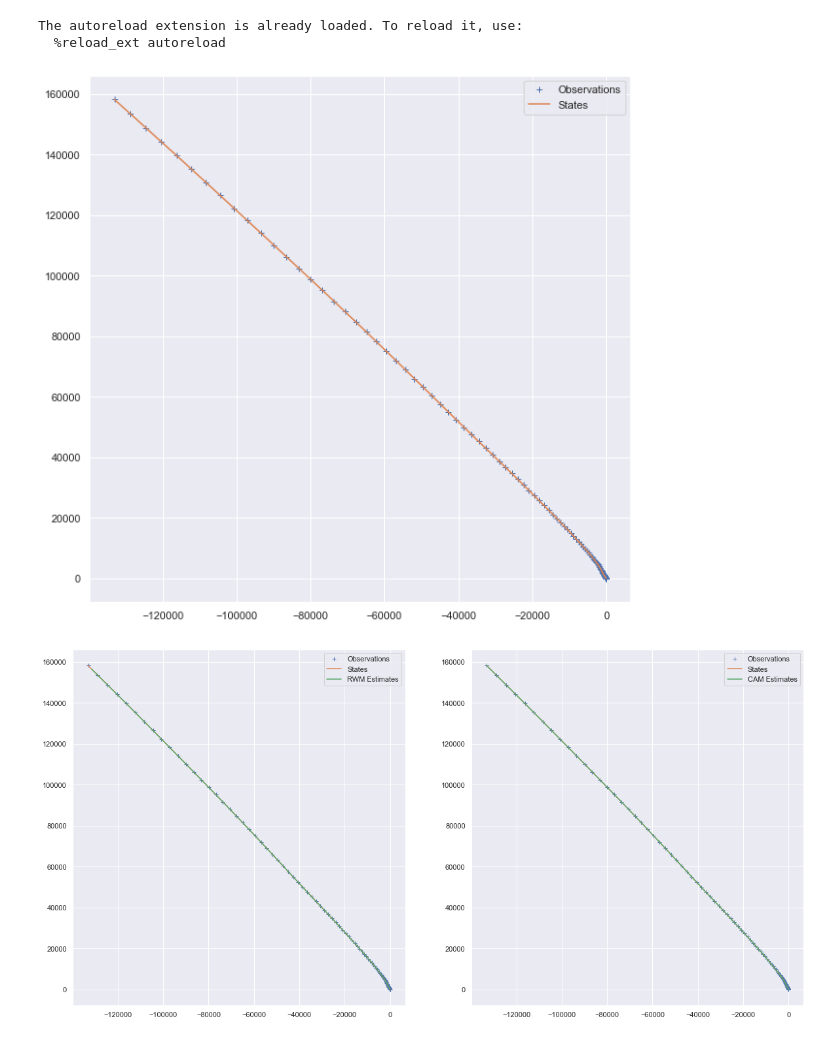
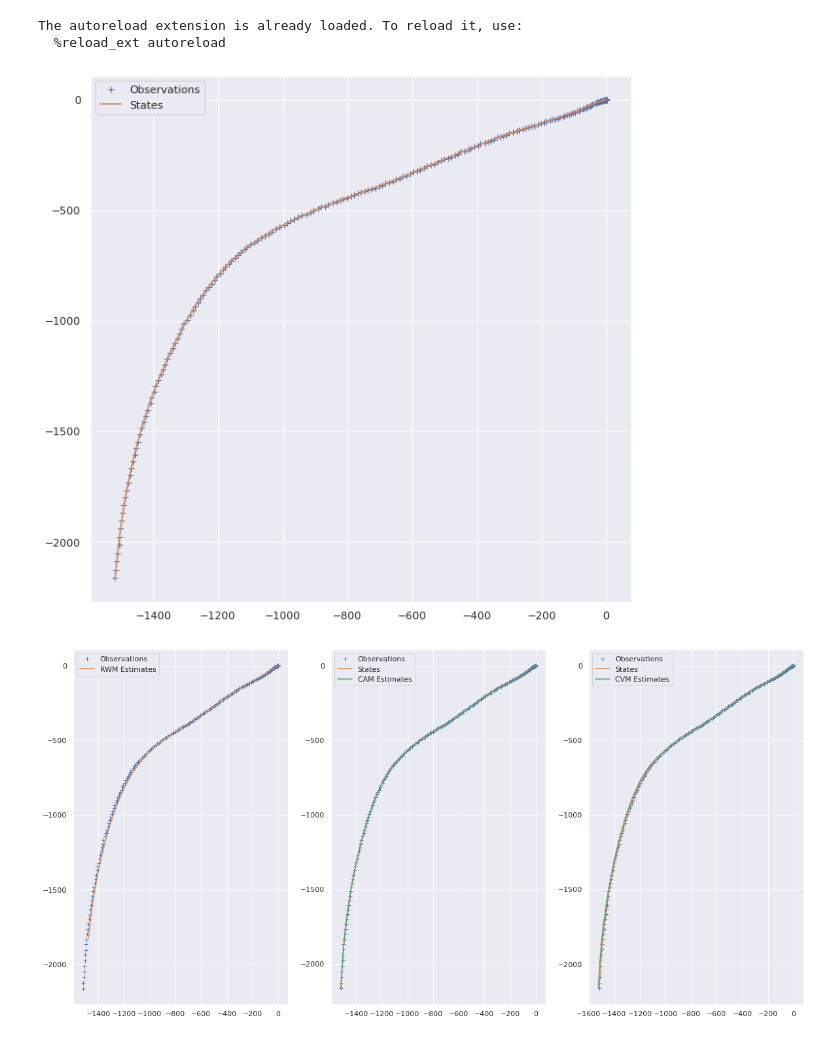
Before and after one commit to maiquang/maithanh-thesis-src, a Jupyter notebook: maithanh_kf3.ipynb, the cells around one changed output. Drawn from its saved outputs; the diff is of its cells as text; code cells hidden in the pictures.

Commit message:
Update nb3 traj params

```diff
--- a/maithanh_kf3.ipynb
+++ b/maithanh_kf3.ipynb
@@ -17,11 +17,11 @@ sns.set()
 The autoreload extension is already loaded. To reload it, use:
   %reload_ext autoreload
 # %%
-ndat = 100
-q = 20
-r = 10
+ndat = 200
+q = 9e-4
+r = 1
 c_rwm = 10  # RWM Process Noise Multiplicative constant
-init_state = np.array([0, 0, 1e-2, -1e-2, -1e-6, 1e-6])
+init_state = np.zeros(6)
 
 cam = CAModel(q, r)
 traj = Trajectory(cam, ndat, init_state)
@@ -34,7 +34,7 @@ plt.plot(traj.X[:, 0], traj.X[:, 1], label="States")
 plt.legend()
 plt.show()
 # %% [output]
-[figure, old version]
+[figure, new version]
 # %%
 rwm = RWModel(c_rwm*q, r)
 cvm = CVModel(q, r)
@@ -70,20 +70,26 @@ hist_cam = kf_cam.history
 # %%
 plt.figure(figsize=(20, 10))
 
-plt.subplot(1, 2, 1)
+plt.subplot(1, 3, 1)
 plt.plot(traj.Y[:, 0], traj.Y[:, 1], "+", label="Observations")
-plt.plot(traj.X[:, 0], traj.X[:, 1], label="States")
+# plt.plot(traj.X[:, 0], traj.X[:, 1], label="States")
 plt.plot(hist_rwm[:, 0], hist_rwm[:, 1], label="RWM Estimates")
 plt.legend()
 
-plt.subplot(1, 2, 2)
+plt.subplot(1, 3, 2)
 plt.plot(traj.Y[:, 0], traj.Y[:, 1], "+", label="Observations")
 plt.plot(traj.X[:, 0], traj.X[:, 1], label="States")
 plt.plot(hist_cam[:, 0], hist_cam[:, 1], label="CAM Estimates")
 plt.legend()
 
+plt.subplot(1, 3, 3)
+plt.plot(traj.Y[:, 0], traj.Y[:, 1], "+", label="Observations")
+plt.plot(traj.X[:, 0], traj.X[:, 1], label="States")
+plt.plot(hist_cvm[:, 0], hist_cvm[:, 1], label="CVM Estimates")
+plt.legend()
+
 plt.show()
 # %% [output]
-[figure, old version]
+[figure, new version]
 # %%
 rmse_rwm = rmse(traj.X[:, :2], hist_rwm[:, :2], ndat)
```
Also changed, not shown: parts of 3 cells of this notebook, 2 other files.
